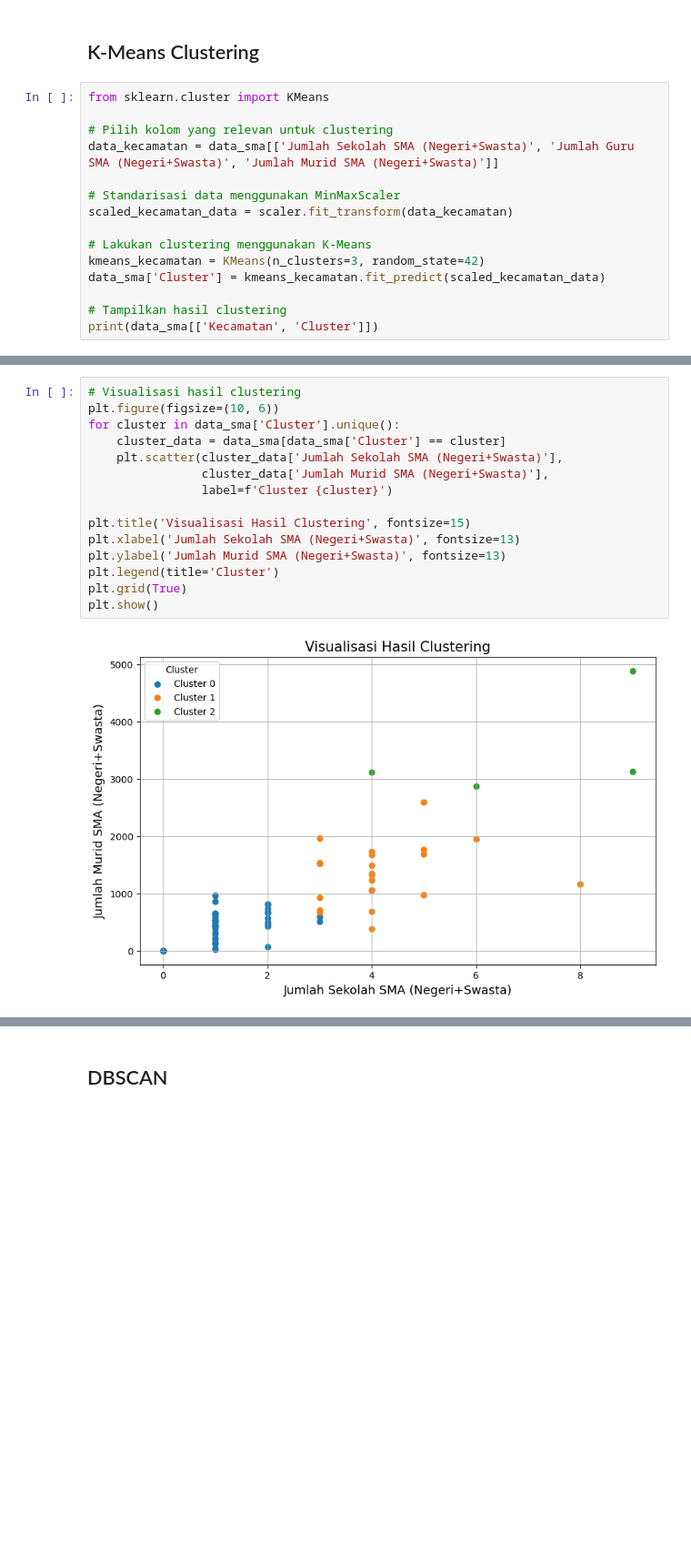
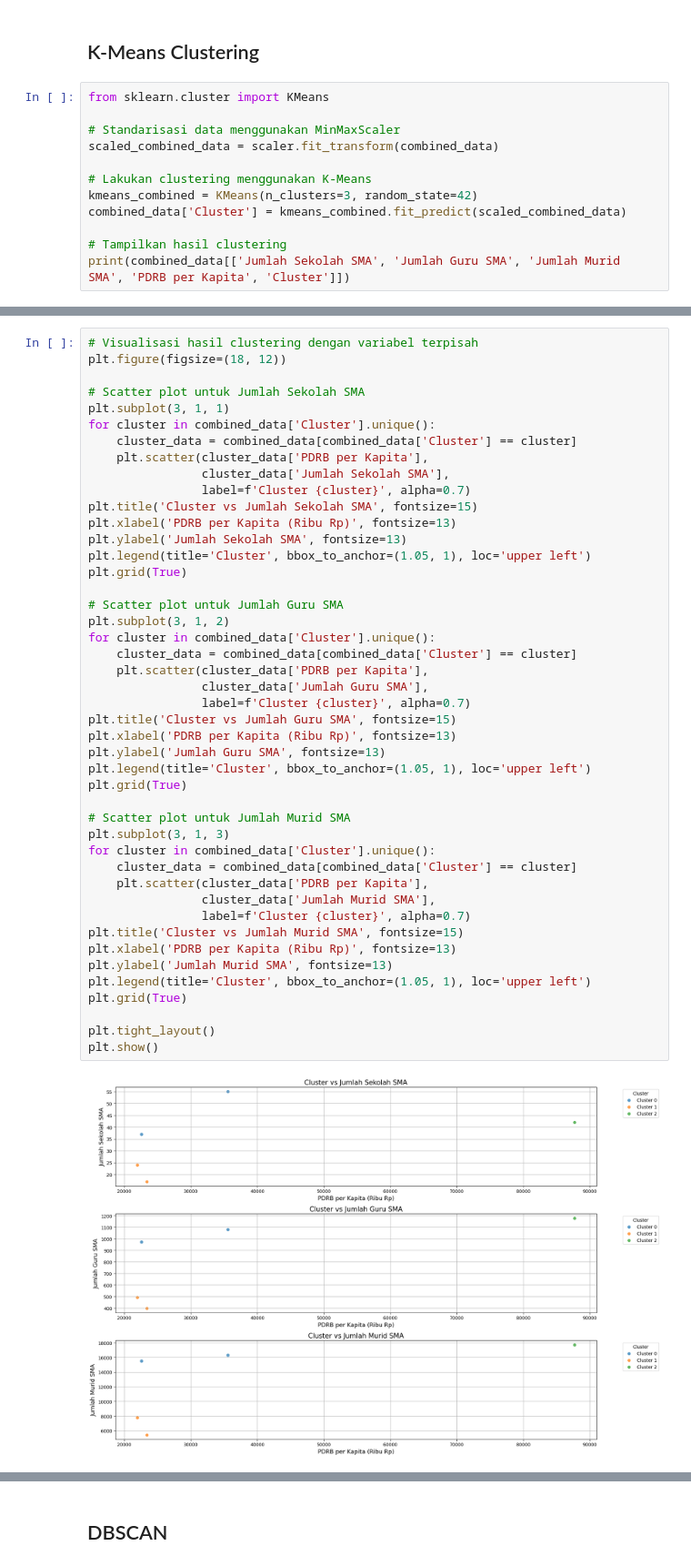
Before and after one commit to FahmaZuaf/UTS-MPML, a Jupyter notebook: 23611054_Fahma Zuaf Zarir_UTS_MPML.ipynb, the cells around one changed output, grey strips where cells are left out. Shown at 91% size. Drawn from its saved outputs; the diff is of its cells as text; blank space fills up the shorter version.

```diff
--- a/23611054_Fahma Zuaf Zarir_UTS_MPML.ipynb
+++ b/23611054_Fahma Zuaf Zarir_UTS_MPML.ipynb
@@ -303,16 +399,13 @@ Dendrogram ini membantu kita memahami struktur hierarki dan hubungan antar clust
 # %%
 from sklearn.cluster import KMeans
 
-# Pilih kolom yang relevan untuk clustering
-data_kecamatan = data_sma[['Jumlah Sekolah SMA (Negeri+Swasta)', 'Jumlah Guru SMA (Negeri+Swasta)', 'Jumlah Murid SMA (Negeri+Swasta)']]
-
 # Standarisasi data menggunakan MinMaxScaler
-scaled_kecamatan_data = scaler.fit_transform(data_kecamatan)
+scaled_combined_data = scaler.fit_transform(combined_data)
 
 # Lakukan clustering menggunakan K-Means
-kmeans_kecamatan = KMeans(n_clusters=3, random_state=42)
-data_sma['Cluster'] = kmeans_kecamatan.fit_predict(scaled_kecamatan_data)
+kmeans_combined = KMeans(n_clusters=3, random_state=42)
+combined_data['Cluster'] = kmeans_combined.fit_predict(scaled_combined_data)
 
 # Tampilkan hasil clustering
-print(data_sma[['Kecamatan', 'Cluster']])
+print(combined_data[['Jumlah Sekolah SMA', 'Jumlah Guru SMA', 'Jumlah Murid SMA', 'PDRB per Kapita', 'Cluster']])
 # %% [output]
@@ -333,17 +461,47 @@ print(data_sma[['Kecamatan', 'Cluster']])
 # %%
-# Visualisasi hasil clustering
-plt.figure(figsize=(10, 6))
-for cluster in data_sma['Cluster'].unique():
-    cluster_data = data_sma[data_sma['Cluster'] == cluster]
-    plt.scatter(cluster_data['Jumlah Sekolah SMA (Negeri+Swasta)'],
-                cluster_data['Jumlah Murid SMA (Negeri+Swasta)'],
-                label=f'Cluster {cluster}')
+# Visualisasi hasil clustering dengan variabel terpisah
+plt.figure(figsize=(18, 12))
 
-plt.title('Visualisasi Hasil Clustering', fontsize=15)
-plt.xlabel('Jumlah Sekolah SMA (Negeri+Swasta)', fontsize=13)
-plt.ylabel('Jumlah Murid SMA (Negeri+Swasta)', fontsize=13)
-plt.legend(title='Cluster')
+# Scatter plot untuk Jumlah Sekolah SMA
+plt.subplot(3, 1, 1)
+for cluster in combined_data['Cluster'].unique():
+    cluster_data = combined_data[combined_data['Cluster'] == cluster]
+    plt.scatter(cluster_data['PDRB per Kapita'],
+                cluster_data['Jumlah Sekolah SMA'],
+                label=f'Cluster {cluster}', alpha=0.7)
+plt.title('Cluster vs Jumlah Sekolah SMA', fontsize=15)
+plt.xlabel('PDRB per Kapita (Ribu Rp)', fontsize=13)
+plt.ylabel('Jumlah Sekolah SMA', fontsize=13)
+plt.legend(title='Cluster', bbox_to_anchor=(1.05, 1), loc='upper left')
 plt.grid(True)
+
+# Scatter plot untuk Jumlah Guru SMA
+plt.subplot(3, 1, 2)
+for cluster in combined_data['Cluster'].unique():
+    cluster_data = combined_data[combined_data['Cluster'] == cluster]
+    plt.scatter(cluster_data['PDRB per Kapita'],
+                cluster_data['Jumlah Guru SMA'],
+                label=f'Cluster {cluster}', alpha=0.7)
+plt.title('Cluster vs Jumlah Guru SMA', fontsize=15)
+plt.xlabel('PDRB per Kapita (Ribu Rp)', fontsize=13)
+plt.ylabel('Jumlah Guru SMA', fontsize=13)
+plt.legend(title='Cluster', bbox_to_anchor=(1.05, 1), loc='upper left')
+plt.grid(True)
+
+# Scatter plot untuk Jumlah Murid SMA
+plt.subplot(3, 1, 3)
+for cluster in combined_data['Cluster'].unique():
+    cluster_data = combined_data[combined_data['Cluster'] == cluster]
+    plt.scatter(cluster_data['PDRB per Kapita'],
+                cluster_data['Jumlah Murid SMA'],
+                label=f'Cluster {cluster}', alpha=0.7)
+plt.title('Cluster vs Jumlah Murid SMA', fontsize=15)
+plt.xlabel('PDRB per Kapita (Ribu Rp)', fontsize=13)
+plt.ylabel('Jumlah Murid SMA', fontsize=13)
+plt.legend(title='Cluster', bbox_to_anchor=(1.05, 1), loc='upper left')
+plt.grid(True)
+
+plt.tight_layout()
 plt.show()
 # %% [output]
-[figure, old version]
+[figure, new version]
```
Also changed, not shown: parts of 16 cells of this notebook.
